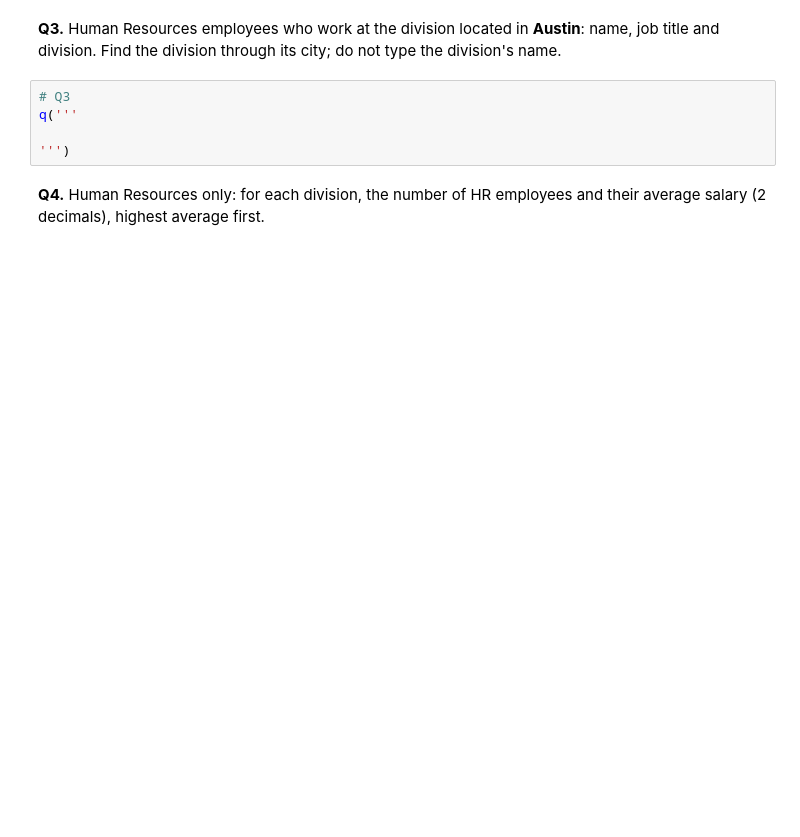
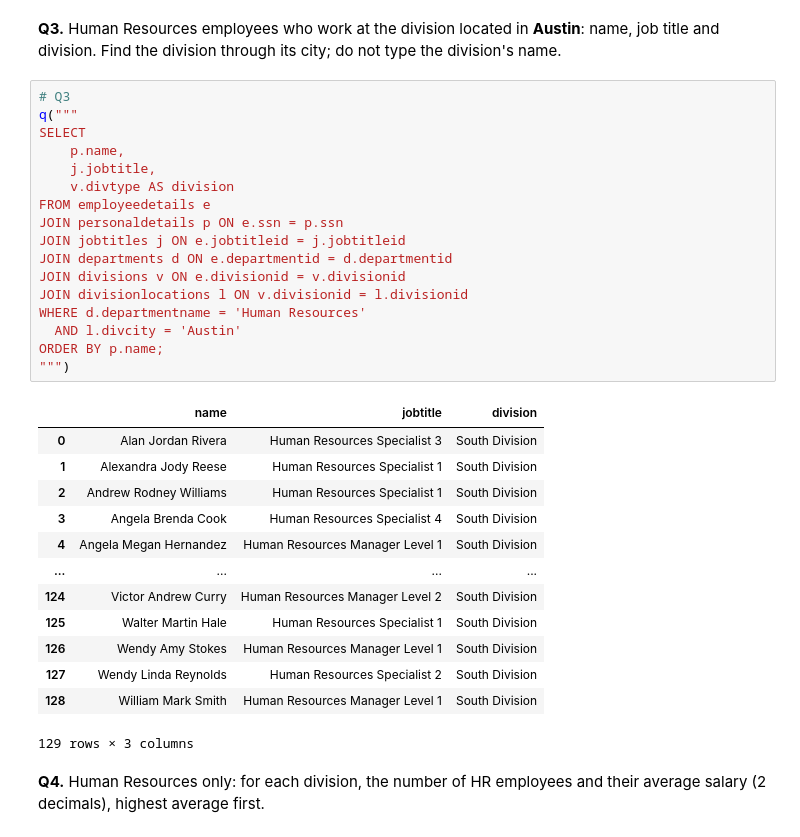
Before and after one commit to dan77-cell/DAEN-328, a Jupyter notebook: Assignment_5/Assignment05_Starter.ipynb, the cells around one changed output. Saved outputs shown, nothing was run; the diff lists cells and outputs as text; blank space fills up the shorter version.

```diff
--- a/Assignment_5/Assignment05_Starter.ipynb
+++ b/Assignment_5/Assignment05_Starter.ipynb
@@ -195,9 +585,35 @@ q('''
 **Q3.** Human Resources employees who work at the division located in **Austin**: name, job title and division. Find the division through its city; do not type the division's name.
 # %%
 # Q3
-q('''
-
-''')
+q("""
+SELECT
+    p.name,
+    j.jobtitle,
+    v.divtype AS division
+FROM employeedetails e
+JOIN personaldetails p ON e.ssn = p.ssn
+JOIN jobtitles j ON e.jobtitleid = j.jobtitleid
+JOIN departments d ON e.departmentid = d.departmentid
+JOIN divisions v ON e.divisionid = v.divisionid
+JOIN divisionlocations l ON v.divisionid = l.divisionid
+WHERE d.departmentname = 'Human Resources'
+  AND l.divcity = 'Austin'
+ORDER BY p.name;
+""")
+# %% [output]
+|  | name | jobtitle | division |
+| 0 | Alan Jordan Rivera | Human Resources Specialist 3 | South Division |
+| 1 | Alexandra Jody Reese | Human Resources Specialist 1 | South Division |
+| 2 | Andrew Rodney Williams | Human Resources Specialist 1 | South Division |
+| 3 | Angela Brenda Cook | Human Resources Specialist 4 | South Division |
+| 4 | Angela Megan Hernandez | Human Resources Manager Level 1 | South Division |
+| ... | ... | ... | ... |
+| 124 | Victor Andrew Curry | Human Resources Manager Level 2 | South Division |
+| 125 | Walter Martin Hale | Human Resources Specialist 1 | South Division |
+| 126 | Wendy Amy Stokes | Human Resources Manager Level 1 | South Division |
+| 127 | Wendy Linda Reynolds | Human Resources Specialist 2 | South Division |
+| 128 | William Mark Smith | Human Resources Manager Level 1 | South Division |
+129 rows × 3 columns
 # %% [markdown]
 **Q4.** Human Resources only: for each division, the number of HR employees and their average salary (2 decimals), highest average first.
 # %%
```
Also changed, not shown: parts of 22 cells of this notebook, 17 other files.
